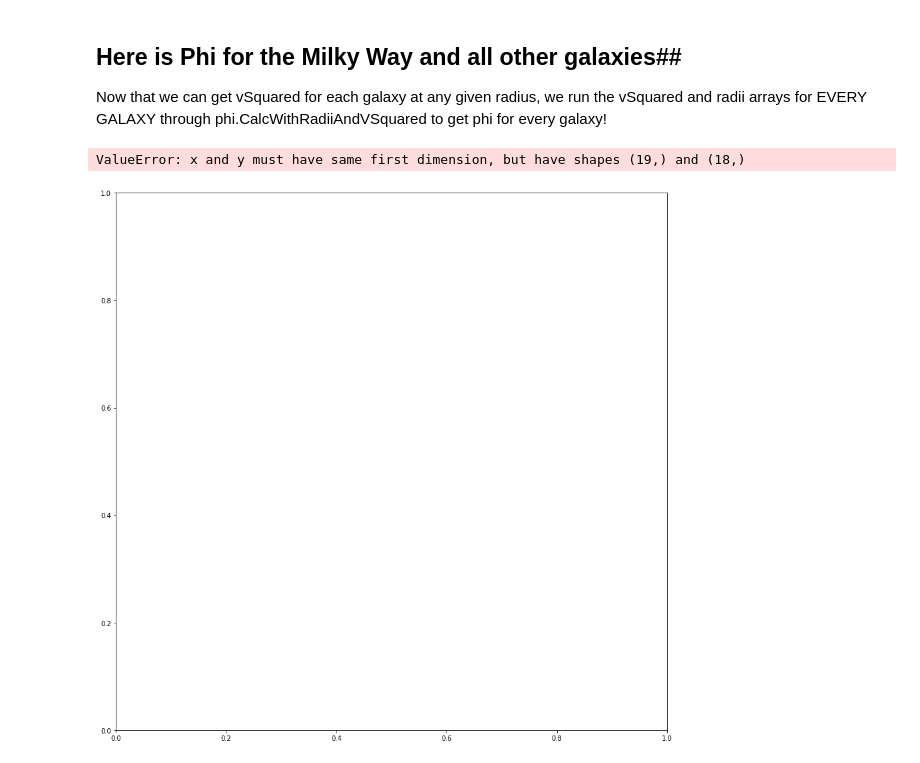
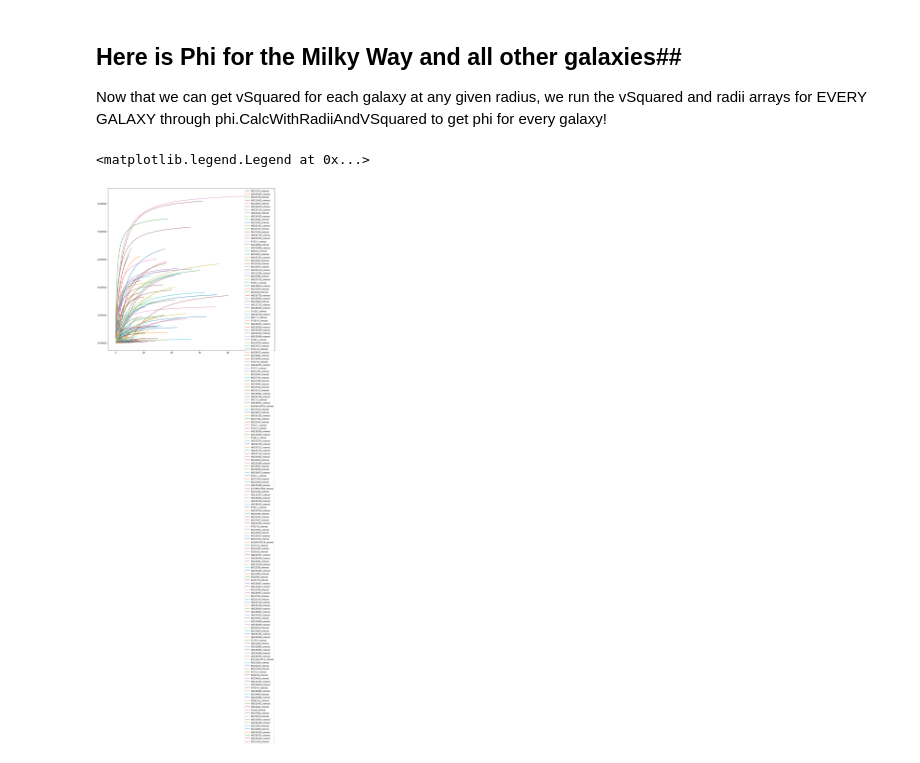
Before and after one commit to Cisneros-Galaxy/RCFM, a Jupyter notebook: Model.ipynb, the cells around one changed output. Saved outputs shown, nothing was run; the diff lists cells and outputs as text; code cells hidden in the pictures.

```diff
--- a/Model.ipynb
+++ b/Model.ipynb
@@ -86,18 +86,18 @@ Now that we can get vSquared for each galaxy at any given radius, we run the vSq
 # %%
 f, ax = plt.subplots(1, figsize=(15,15))
 # ax.plot(NGC5371_rad, MW_phi, label='Milky Way')
 
 for galaxyName in sparcGalaxies:
     galaxy = np.array(sparcGalaxies[galaxyName])
     radii = galaxy[:,0]
     gas = galaxy[:,3]
     disk = galaxy[:,4]
     bulge = galaxy[:,5]
     vSquared = gas*gas + disk*disk + bulge*bulge
     galaxyPhi = phi.CalcWithRadiiAndVSquared(radii, vSquared)
-    ax.plot(radii, galaxyPhi, label=galaxyName)
+    ax.plot(radii[1:], galaxyPhi, label=galaxyName)
 
 ax.legend(loc="upper right")
 # %% [output]
-ValueError: x and y must have same first dimension, but have shapes (19,) and (18,)
+<matplotlib.legend.Legend at 0x...>
-[figure, old version]
+[figure, new version]
```
